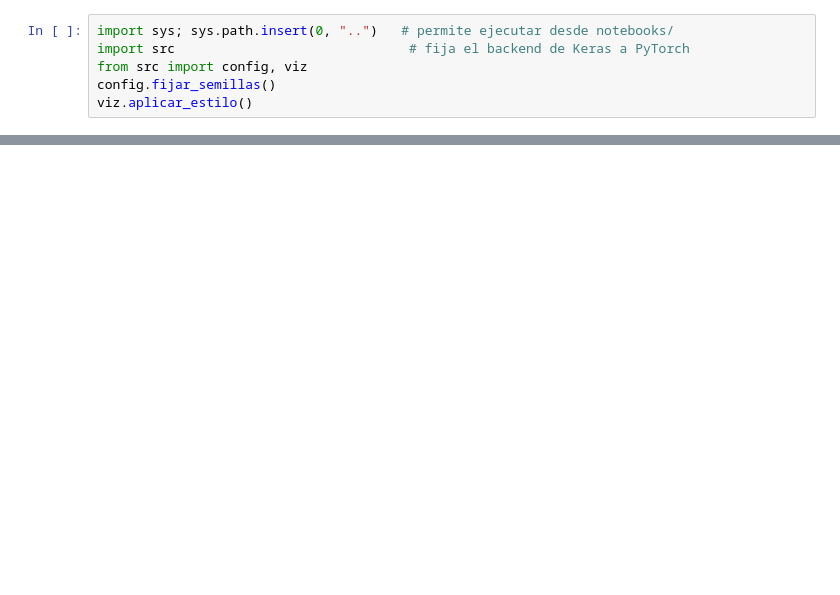
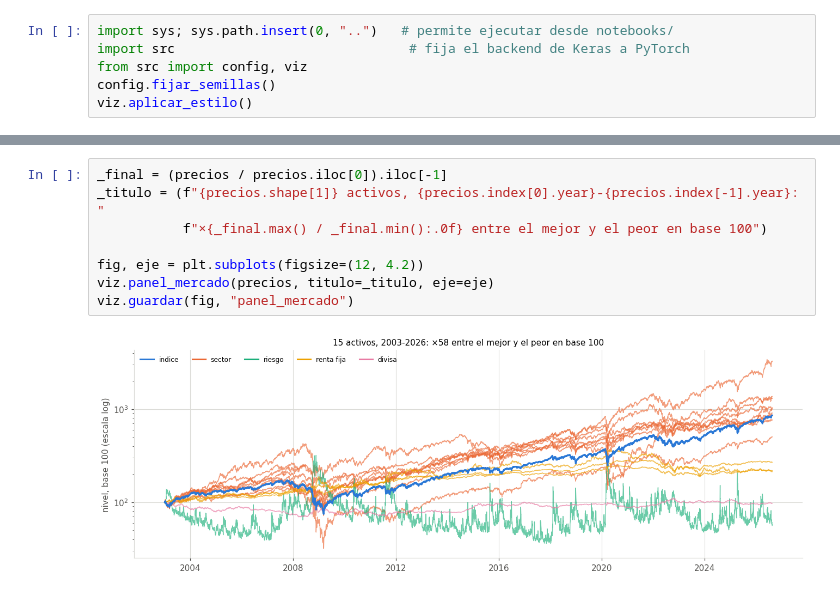
Before and after one commit to Romequinco/TALLER_GENERATIVOS, a Jupyter notebook: notebooks/00_datos_y_features.ipynb, the cells around one changed output, grey strips where cells are left out. Drawn from its saved outputs; the diff is of its cells as text; blank space fills up the shorter version.

```diff
--- a/notebooks/00_datos_y_features.ipynb
+++ b/notebooks/00_datos_y_features.ipynb
@@ -329,0 +58,10 @@ for ruta in salidas:
+# %%
+_final = (precios / precios.iloc[0]).iloc[-1]
+_titulo = (f"{precios.shape[1]} activos, {precios.index[0].year}-{precios.index[-1].year}: "
+           f"×{_final.max() / _final.min():.0f} entre el mejor y el peor en base 100")
+
+fig, eje = plt.subplots(figsize=(12, 4.2))
+viz.panel_mercado(precios, titulo=_titulo, eje=eje)
+viz.guardar(fig, "panel_mercado")
+# %% [output]
+[figure, added]
```
Also changed, not shown: parts of 67 cells of this notebook, 39 other files.
